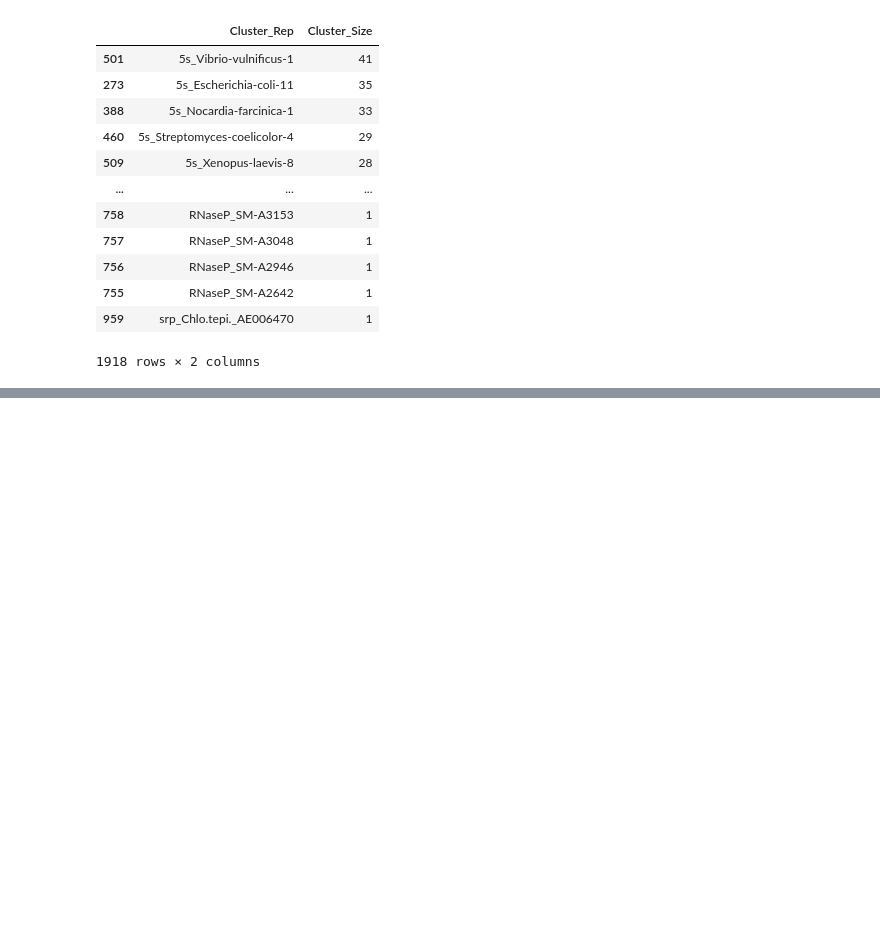
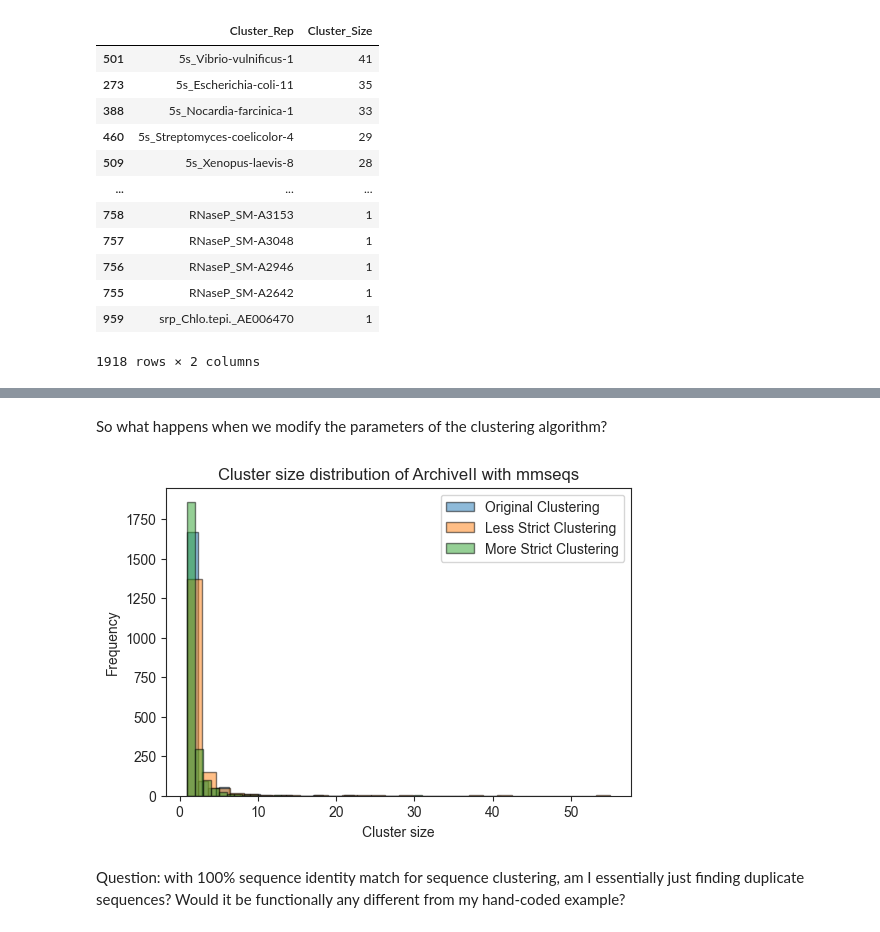
Before and after one commit to fishnsotong/rna-ss, a Jupyter notebook: notebooks/02-clustering.ipynb, the cells around one changed output, grey strips where cells are left out. Drawn from its saved outputs; the diff is of its cells as text; code cells hidden in the pictures; blank space fills up the shorter version.

```diff
--- a/notebooks/02-clustering.ipynb
+++ b/notebooks/02-clustering.ipynb
@@ -240,0 +305,14 @@ cluster_size_sorted
+# %%
+# Load the TSV files into DataFrames for more strict and less strict clustering
+file_path_more_strict = 'data_more_strict_cluster.tsv'
+file_path_less_strict = 'data_less_strict_cluster.tsv'
+
+cluster_df_more_strict = pd.read_csv(file_path_more_strict, sep='\t', header=None, names=['Cluster_Rep', 'Cluster_Member'])
+cluster_df_less_strict = pd.read_csv(file_path_less_strict, sep='\t', header=None, names=['Cluster_Rep', 'Cluster_Member'])
+
+# Display the first few rows of each DataFrame
+print("More Strict Clustering DataFrame:")
+print(cluster_df_more_strict.head())
+
+print("\nLess Strict Clustering DataFrame:")
+print(cluster_df_less_strict.head())
@@ -240,0 +335,28 @@ cluster_size_sorted
+# %% [markdown]
+So what happens when we modify the parameters of the clustering algorithm?
+# %%
+import matplotlib.pyplot as plt
+
+# Plot the histogram of cluster size distributions for all three dataframes on the same figure
+plt.figure(figsize=(6, 4))
+
+# Plot for the original clustering
+plt.hist(cluster_size_sorted['Cluster_Size'], bins=30, alpha=0.5, label='Original Clustering', edgecolor='k', log=False)
+
+# Plot for the less strict clustering
+cluster_size_less_strict = cluster_df_less_strict.groupby('Cluster_Rep').size().reset_index(name='Cluster_Size')
+plt.hist(cluster_size_less_strict['Cluster_Size'], bins=30, alpha=0.5, label='Less Strict Clustering', edgecolor='k', log=False)
+
+# Plot for the more strict clustering
+cluster_size_more_strict = cluster_df_more_strict.groupby('Cluster_Rep').size().reset_index(name='Cluster_Size')
+plt.hist(cluster_size_more_strict['Cluster_Size'], bins=30, alpha=0.5, label='More Strict Clustering', edgecolor='k', log=False)
+
+plt.title('Cluster size distribution of ArchiveII with mmseqs')
+plt.xlabel('Cluster size')
+plt.ylabel('Frequency')
+plt.legend()
+plt.show()
+# %% [output]
+[figure, added]
+# %% [markdown]
+Question: with 100% sequence identity match for sequence clustering, am I essentially just finding duplicate sequences? Would it be functionally any different from my hand-coded example?
```
Also changed, not shown: parts of 7 cells of this notebook, 1 other file.
